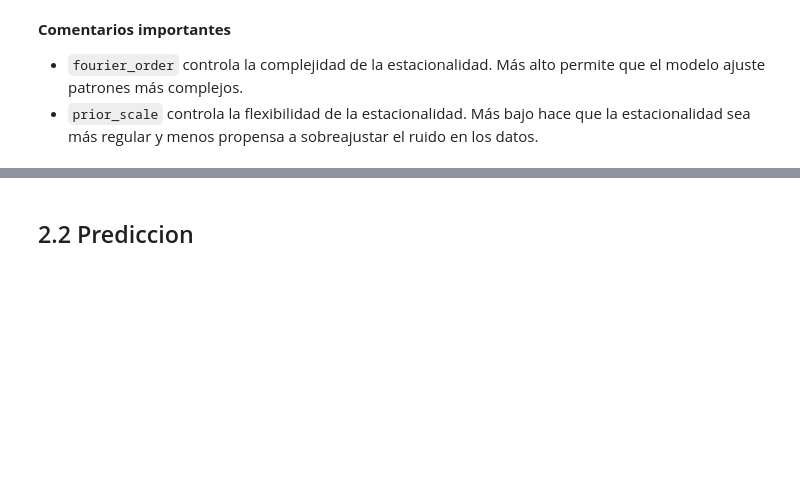
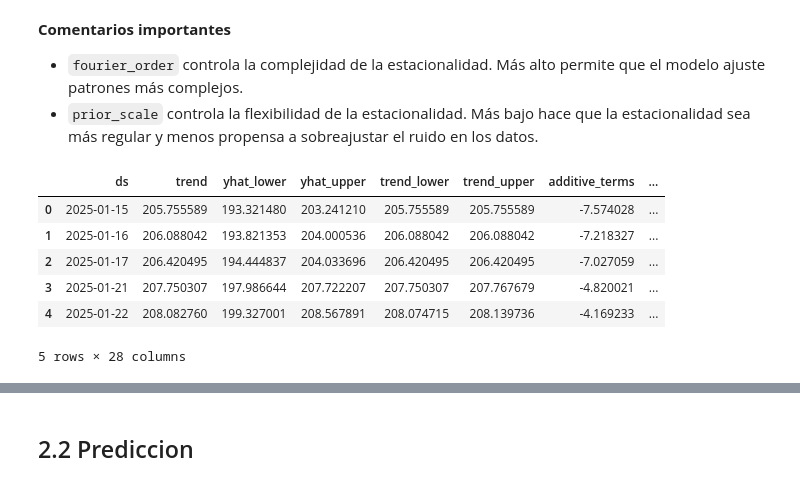
Before and after one commit to dfbustosus/Bootcamp-DS-2024-I, a Jupyter notebook: Clase 23/Series de Tiempo - Parte II.ipynb, the cells around one changed output, grey strips where cells are left out. Cells and saved outputs as stored; diff of their text form; code cells hidden in the pictures; blank space fills up the shorter version.

```diff
--- a/Clase 23/Series de Tiempo - Parte II.ipynb
+++ b/Clase 23/Series de Tiempo - Parte II.ipynb
@@ -246,6 +246,18 @@ model.fit(hist[['ds','y']].iloc[0:-30].fillna(method='backfill').fillna(method='
 **Comentarios importantes**
 - `fourier_order` controla la complejidad de la estacionalidad. Más alto permite que el modelo ajuste patrones más complejos.
 - `prior_scale` controla la flexibilidad de la estacionalidad. Más bajo hace que la estacionalidad sea más regular y menos propensa a sobreajustar el ruido en los datos.
+# %%
+test = hist.iloc[-30:][['ds']]
+f_t=model.predict(test)
+f_t.head()
+# %% [output]
+|  | ds | trend | yhat_lower | yhat_upper | trend_lower | trend_upper | additive_terms | ... |
+| 0 | 2025-01-15 | 205.755589 | 193.321480 | 203.241210 | 205.755589 | 205.755589 | -7.574028 | ... |
+| 1 | 2025-01-16 | 206.088042 | 193.821353 | 204.000536 | 206.088042 | 206.088042 | -7.218327 | ... |
+| 2 | 2025-01-17 | 206.420495 | 194.444837 | 204.033696 | 206.420495 | 206.420495 | -7.027059 | ... |
+| 3 | 2025-01-21 | 207.750307 | 197.986644 | 207.722207 | 207.750307 | 207.767679 | -4.820021 | ... |
+| 4 | 2025-01-22 | 208.082760 | 199.327001 | 208.567891 | 208.074715 | 208.139736 | -4.169233 | ... |
+5 rows × 28 columns
 # %%
 test = hist.iloc[-30:][['ds']]
 f_t=model.predict(test)
```
Also changed, not shown: parts of 15 cells of this notebook, 2 other files.
